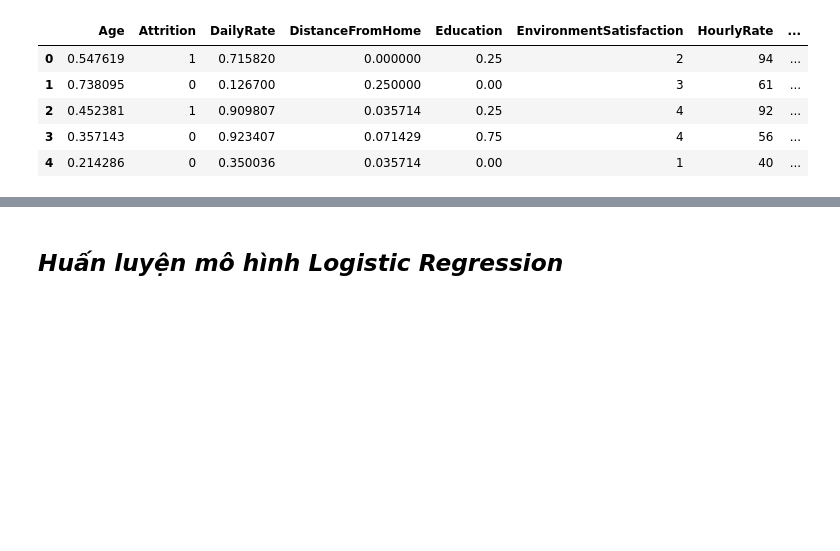
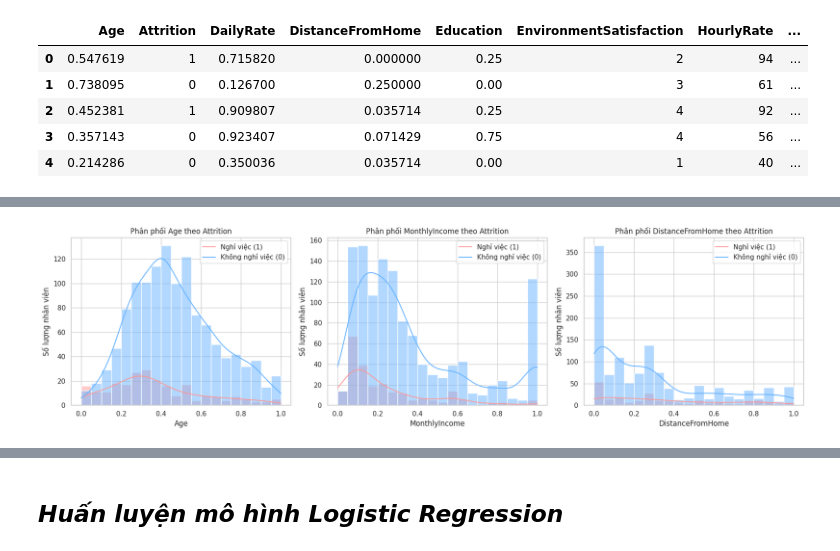
Before and after one commit to hei1sme/MAI391_FINAL_PROJECT, a Jupyter notebook: MAI391_SE194127_project.ipynb, the cells around one changed output, grey strips where cells are left out. Cells and saved outputs as stored; diff of their text form; code cells hidden in the pictures; blank space fills up the shorter version.

```diff
--- a/MAI391_SE194127_project.ipynb
+++ b/MAI391_SE194127_project.ipynb
@@ -348,6 +367,6 @@ Kích thước tập kiểm tra: (294, 44) (294,)
 # %%
-df_proceessed = pd.read_csv("/content/data/HR-Employee-Attrition-Processed.csv")
-df_proceessed.head()
+df_processed = pd.read_csv("/content/data/HR-Employee-Attrition-Processed.csv")
+df_processed.head()
 # %% [output]
 |  | Age | Attrition | DailyRate | DistanceFromHome | Education | EnvironmentSatisfaction | HourlyRate | ... |
 | 0 | 0.547619 | 1 | 0.715820 | 0.000000 | 0.25 | 2 | 94 | ... |
@@ -357,0 +413,19 @@ df_proceessed.head()
+# %%
+# Danh sách các biến quan trọng
+important_features = ["Age", "MonthlyIncome", "DistanceFromHome"]
+
+# Tạo figure cho các biểu đồ phân phối
+fig, axes = plt.subplots(1, 3, figsize=(18, 5))
+
+for i, feature in enumerate(important_features):
+    sns.histplot(data=df_processed, x=feature, hue="Attrition", kde=True, bins=20, palette=["#66b3ff", "#ff9999"], ax=axes[i])
+    axes[i].set_title(f"Phân phối {feature} theo Attrition")
+    axes[i].set_xlabel(feature)
+    axes[i].set_ylabel("Số lượng nhân viên")
+    axes[i].legend(["Nghỉ việc (1)", "Không nghỉ việc (0)"])
+
+# Hiển thị tất cả biểu đồ trên cùng một hàng
+plt.tight_layout()
+plt.show()
+# %% [output]
+[figure, added]
```
Also changed, not shown: parts of 9 cells of this notebook.
